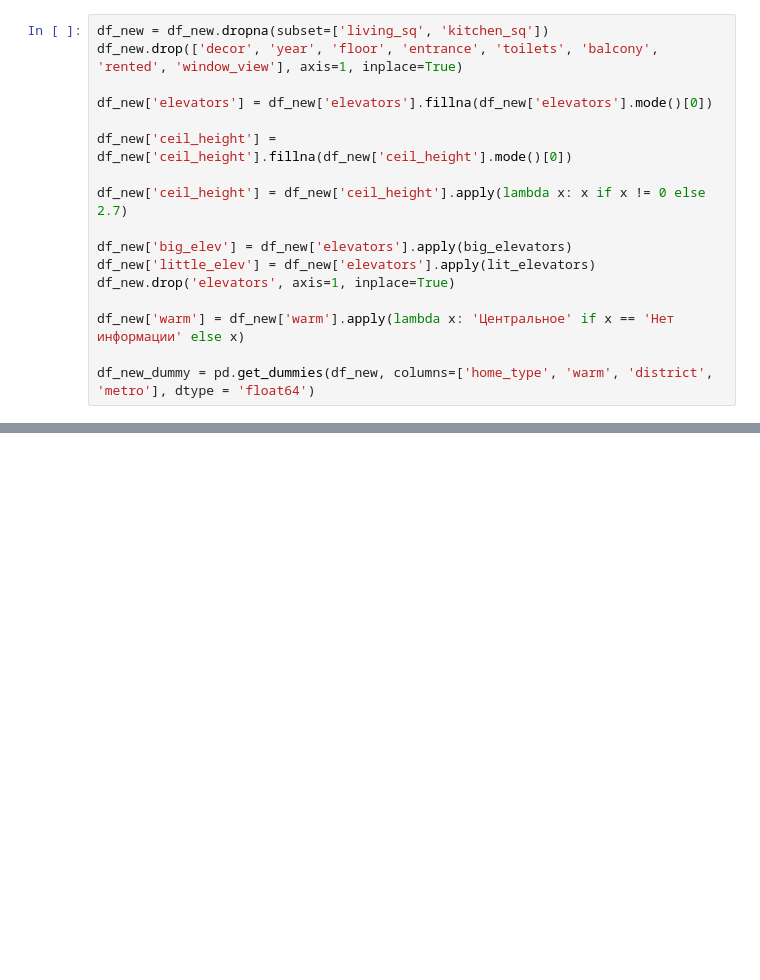
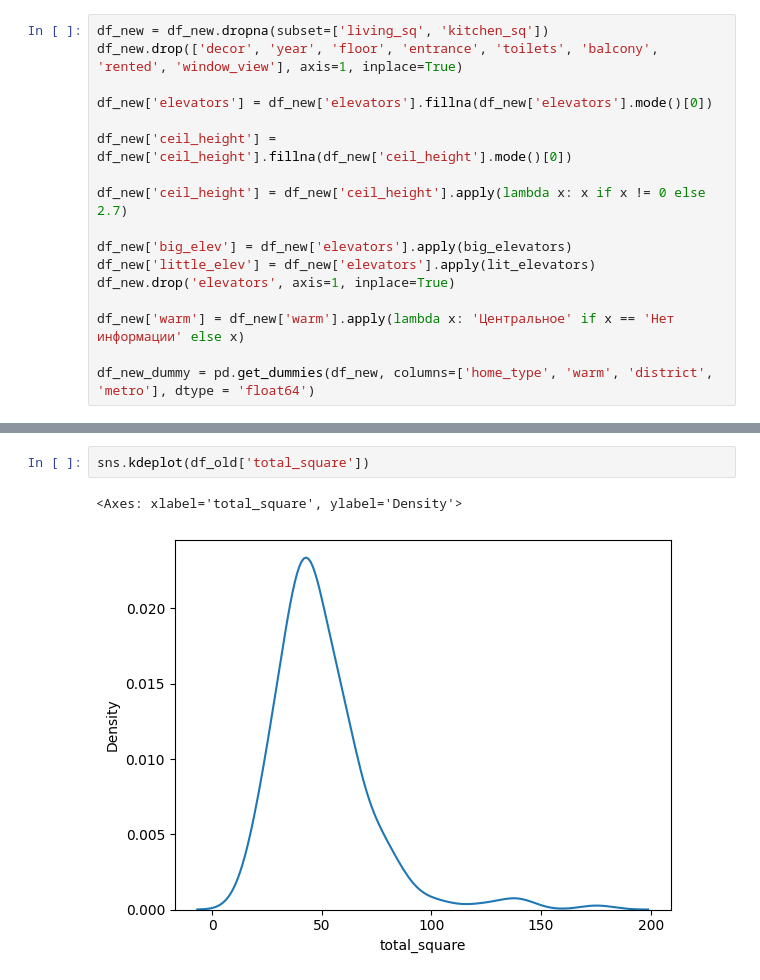
Before and after one commit to Elizar54/House-pricing-in-Akademtown, a Jupyter notebook: analysys.ipynb, the cells around one changed output, grey strips where cells are left out. Cells and saved outputs as stored; diff of their text form; blank space fills up the shorter version.

```diff
--- a/analysys.ipynb
+++ b/analysys.ipynb
@@ -94,0 +128,5 @@ df_new_dummy = pd.get_dummies(df_new, columns=['home_type', 'warm', 'district',
+# %%
+sns.kdeplot(df_old['total_square'])
+# %% [output]
+<Axes: xlabel='total_square', ylabel='Density'>
+[figure, added]
```
Also changed, not shown: parts of 15 cells of this notebook, 6 other files.
